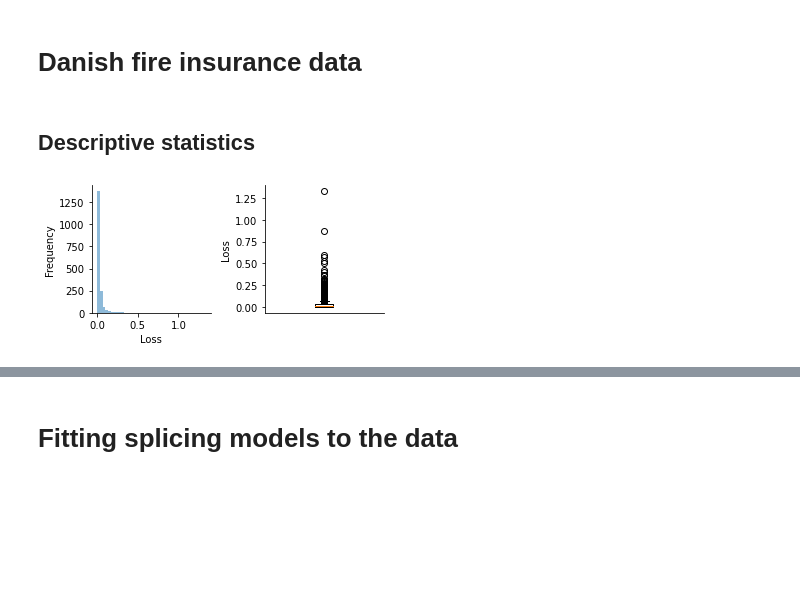
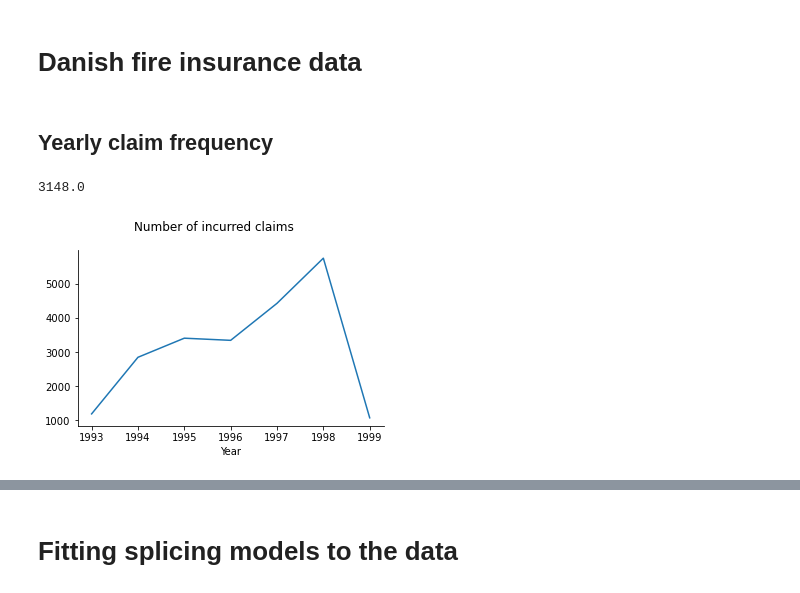
Before and after one commit to LaGauffre/SMCCompoMo, a Jupyter notebook: Notebooks/ausBI.ipynb, the cells around one changed output, grey strips where cells are left out. Cells and saved outputs as stored; diff of their text form; code cells hidden in the pictures; blank space fills up the shorter version.

```diff
--- a/Notebooks/ausBI.ipynb
+++ b/Notebooks/ausBI.ipynb
@@ -1,27 +1,24 @@
 # %% [markdown]
 # Danish fire insurance data
 # %%
-%run preamble.py
-ausautoBI8999 = pd.read_csv("Data/ausautoBI8999.csv")
+%run preamble_notebooks.py
+ausautoBI8999 = pd.read_csv("../Data/Aus_Auto/ausautoBI8999.csv")
 aus = pd.concat([ausautoBI8999[["FinDate", "FinMth" ,"AggClaim"]],
                  pd.DataFrame({'year':np.array([dat.datetime.fromisoformat(ausautoBI8999["FinDate"].iloc[k]).year
                                                 for k in range(len(ausautoBI8999["FinDate"]))])})
                 ], axis = 1)
-X = aus[aus["FinMth"].isin(np.arange(52, 60, 1))].AggClaim.values * 1e-6
 # %% [markdown]
-## Descriptive statistics
+## Yearly claim frequency
 # %%
-fig, axs = plt.subplots(1, 2, tight_layout=True, figsize=(5, 2.5))
-num_bins = 40
-# the histogram of the data
-n, bins, patches = axs[0].hist(X, num_bins, alpha=0.5)
-axs[1].boxplot(X)
-axs[0].set_xlabel("Loss")
-axs[0].set_ylabel("Frequency")
-axs[1].set_ylabel("Loss")
-axs[1].set_xticks([])
-# plt.show()
+count_nb_claim = aus.groupby('year').count()['AggClaim'].reset_index()
+fig, axs = plt.subplots(1,1, figsize=(5, 3.5), tight_layout = True)
+axs.plot(count_nb_claim['year'], count_nb_claim['AggClaim'])
+axs.set_xlabel('Year')
 sns.despine()
-plt.savefig("Figures/hist_boxplot_danish_en.pdf")
+plt.suptitle("Number of incurred claims")
+plt.savefig("../Figures/yearly_n_claim_aus_en.pdf")
+expo = np.mean(count_nb_claim['AggClaim'])
+expo
 # %% [output]
+3148.0
-[figure, old version]
+[figure, new version]
```
Also changed, not shown: parts of 14 cells of this notebook, 19 other files.
